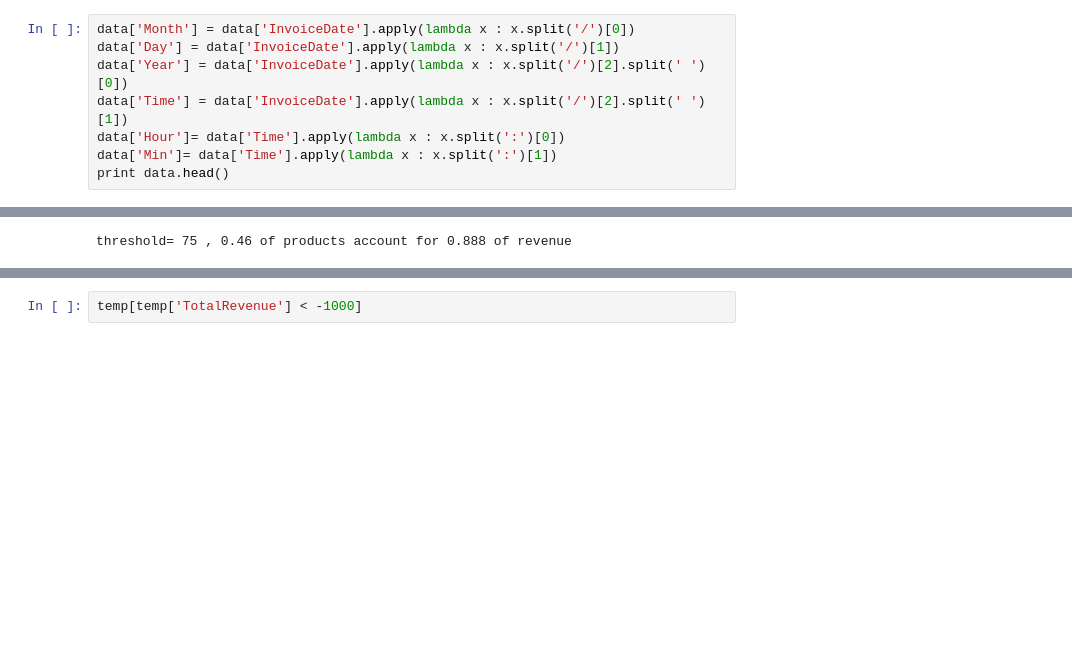
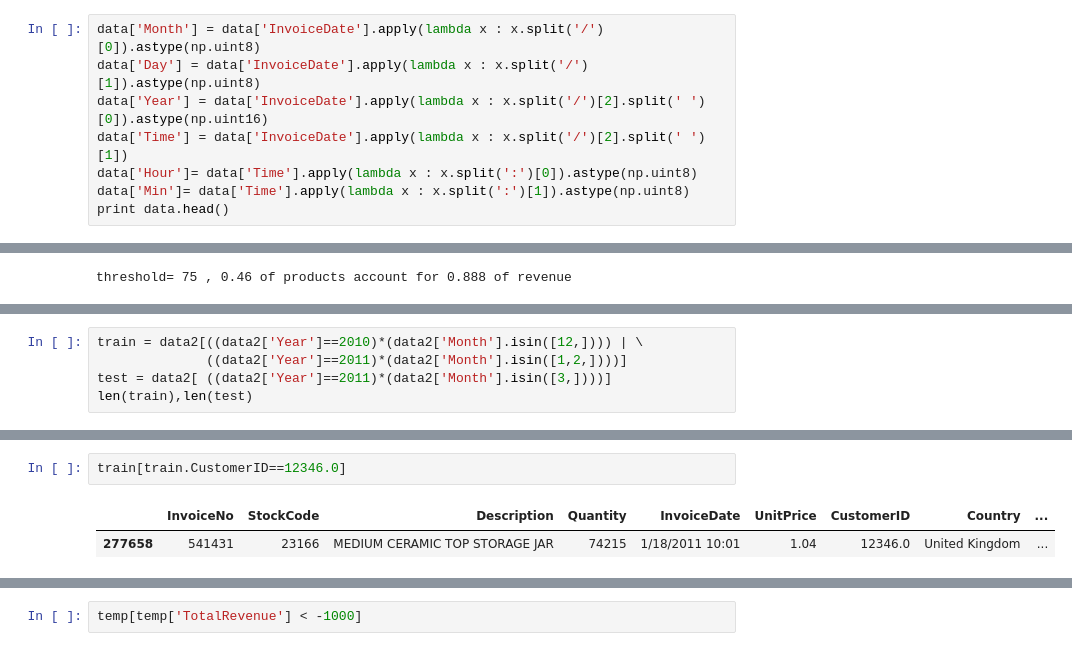
Before and after one commit to leexa90/E-commece-Data-Science, a Jupyter notebook: Untitled.ipynb, the cells around one changed output, grey strips where cells are left out. Cells and saved outputs as stored; diff of their text form; blank space fills up the shorter version.

```diff
--- a/Untitled.ipynb
+++ b/Untitled.ipynb
@@ -28,12 +28,12 @@ Index([u'InvoiceNo', u'StockCode', u'Description', u'Quantity', u'InvoiceDate',
 5003  12/3/2010 16:35       0.55     12395.0  Belgium          13.2
 5004  12/3/2010 16:35      18.00     12395.0  Belgium          36.0
 # %%
-data['Month'] = data['InvoiceDate'].apply(lambda x : x.split('/')[0])
-data['Day'] = data['InvoiceDate'].apply(lambda x : x.split('/')[1])
-data['Year'] = data['InvoiceDate'].apply(lambda x : x.split('/')[2].split(' ')[0])
+data['Month'] = data['InvoiceDate'].apply(lambda x : x.split('/')[0]).astype(np.uint8)
+data['Day'] = data['InvoiceDate'].apply(lambda x : x.split('/')[1]).astype(np.uint8)
+data['Year'] = data['InvoiceDate'].apply(lambda x : x.split('/')[2].split(' ')[0]).astype(np.uint16)
 data['Time'] = data['InvoiceDate'].apply(lambda x : x.split('/')[2].split(' ')[1])
-data['Hour']= data['Time'].apply(lambda x : x.split(':')[0])
-data['Min']= data['Time'].apply(lambda x : x.split(':')[1])
+data['Hour']= data['Time'].apply(lambda x : x.split(':')[0]).astype(np.uint8)
+data['Min']= data['Time'].apply(lambda x : x.split(':')[1]).astype(np.uint8)
 print data.head()
 # %% [output]
   InvoiceNo StockCode                          Description  Quantity  \
@@ -198,0 +165,5 @@ Name: StockCode_NR, Length: 18283, dtype: object
+# %%
+train = data2[((data2['Year']==2010)*(data2['Month'].isin([12,]))) | \
+              ((data2['Year']==2011)*(data2['Month'].isin([1,2,])))]
+test = data2[ ((data2['Year']==2011)*(data2['Month'].isin([3,])))]
+len(train),len(test)
@@ -198,0 +179,5 @@ Name: StockCode_NR, Length: 18283, dtype: object
+# %%
+train[train.CustomerID==12346.0]
+# %% [output]
+|  | InvoiceNo | StockCode | Description | Quantity | InvoiceDate | UnitPrice | CustomerID | Country | ... |
+| 277658 | 541431 | 23166 | MEDIUM CERAMIC TOP STORAGE JAR | 74215 | 1/18/2011 10:01 | 1.04 | 12346.0 | United Kingdom | ... |
```
Also changed, not shown: parts of 9 cells of this notebook.
